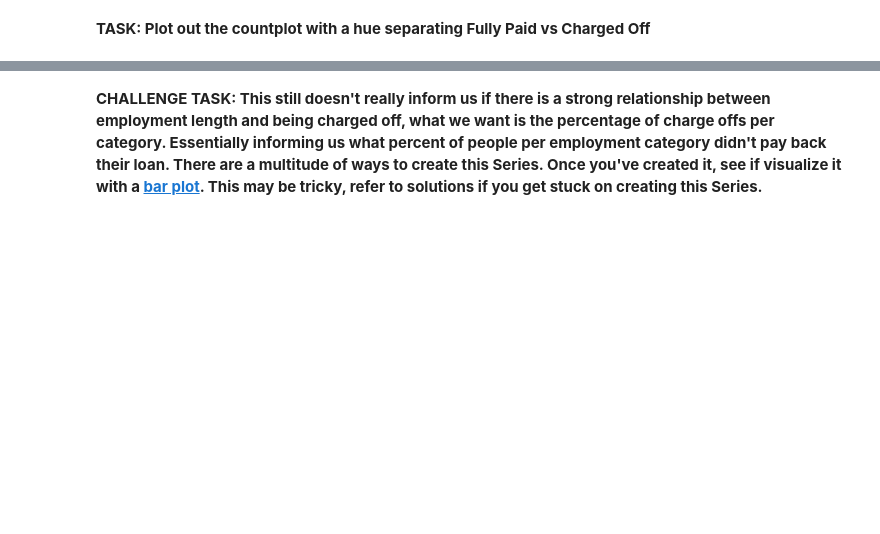
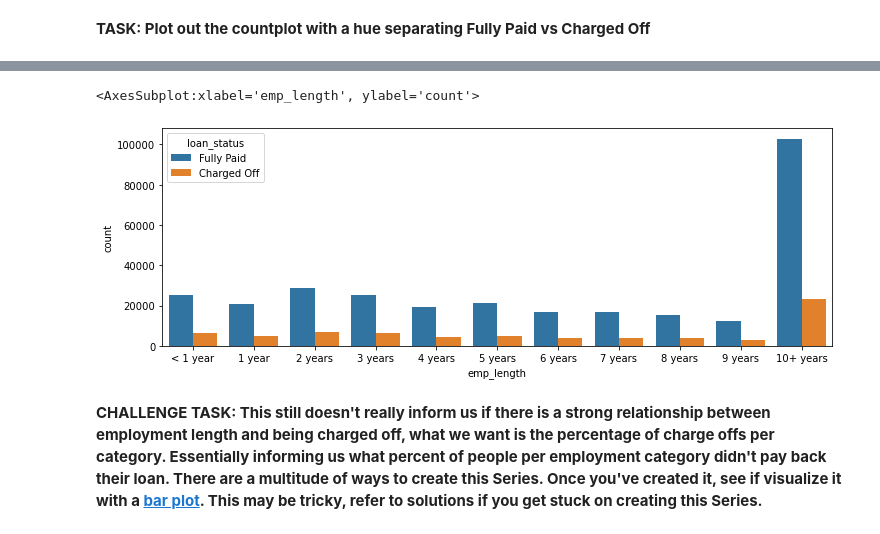
Before and after one commit to xkrystiandutka/DataScience, a Jupyter notebook: NeuralNetworks&DeepLearning/KerasProjectExercise.ipynb, the cells around one changed output, grey strips where cells are left out. Cells and saved outputs as stored; diff of their text form; code cells hidden in the pictures; blank space fills up the shorter version.

```diff
--- a/NeuralNetworks&DeepLearning/KerasProjectExercise.ipynb
+++ b/NeuralNetworks&DeepLearning/KerasProjectExercise.ipynb
@@ -535,2 +536,8 @@ Name: emp_title, Length: 173105, dtype: int64
+# %%
+plt.figure(figsize=(12,4))
+sns.countplot(x='emp_length', data=df, order=emp_length_order, hue='loan_status')
+# %% [output]
+<AxesSubplot:xlabel='emp_length', ylabel='count'>
+[figure, added]
 # %% [markdown]
 **CHALLENGE TASK: This still doesn't really inform us if there is a strong relationship between employment length and being charged off, what we want is the percentage of charge offs per category. Essentially informing us what percent of people per employment category didn't pay back their loan. There are a multitude of ways to create this Series. Once you've created it, see if visualize it with a [bar plot](https://pandas.pydata.org/pandas-docs/version/0.23.4/generated/pandas.DataFrame.plot.html). This may be tricky, refer to solutions if you get stuck on creating this Series.**
```
Also changed, not shown: parts of 41 cells of this notebook.
